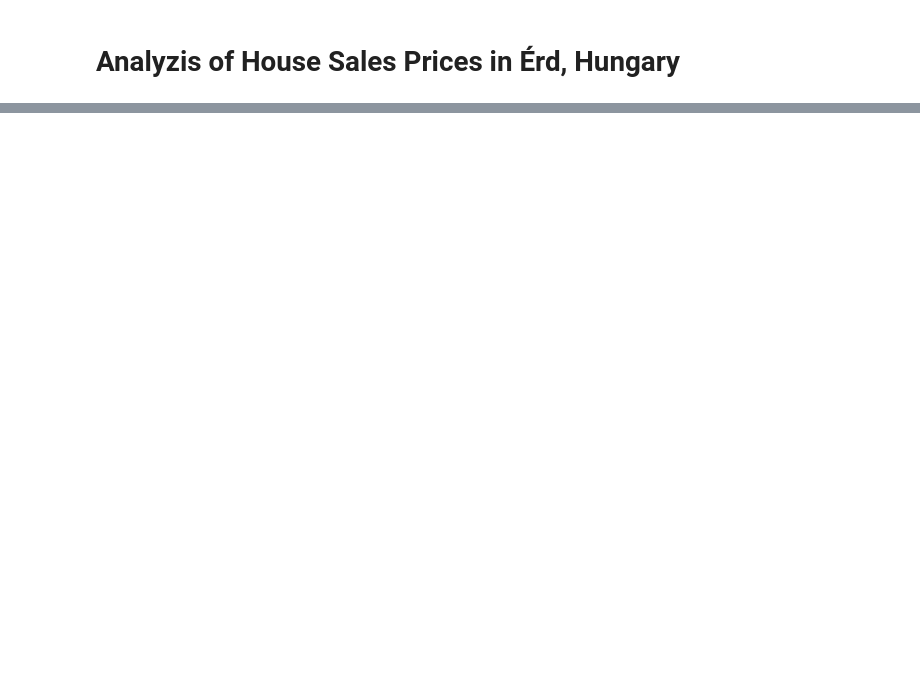
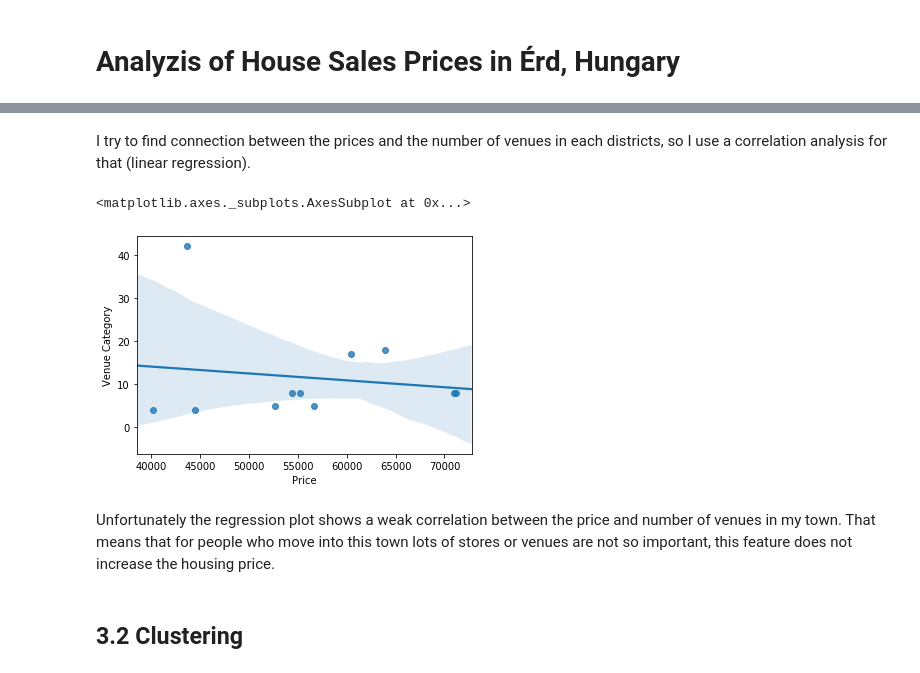
Before and after one commit to andrasneistvankiss/Coursera_Capstone, a Jupyter notebook: House Prices in Erd.ipynb, the cells around one changed output, grey strips where cells are left out. Saved outputs shown, nothing was run; the diff lists cells and outputs as text; code cells hidden in the pictures; blank space fills up the shorter version.

```diff
--- a/House Prices in Erd.ipynb
+++ b/House Prices in Erd.ipynb
@@ -24,0 +243,8 @@ I used the following applications and sources:
+# %%
+import seaborn as sns
+
+price.columns = ['Neighborhood', 'Price']
+regdata = pd.merge(price, venue_count, how='left', on='Neighborhood')
+regdata.drop(['Neighborhood Latitude', 'Neighborhood Longitude', 'Venue', 'Venue Latitude', 'Venue Longitude'], \
+             axis=1, inplace = True)
+regdata
@@ -24,0 +264,11 @@ I used the following applications and sources:
+# %% [markdown]
+I try to find connection between the prices and the number of venues in each districts, so I use a correlation analysis for that (linear regression).
+# %%
+sns.regplot(x='Price', y='Venue Category', data=regdata)
+# %% [output]
+<matplotlib.axes._subplots.AxesSubplot at 0x...>
+[figure, added]
+# %% [markdown]
+Unfortunately the regression plot shows a weak correlation between the price and number of venues in my town. That means that for people who move into this town lots of stores or venues are not so important, this feature does not increase the housing price.
+# %% [markdown]
+## 3.2 Clustering
```
Also changed, not shown: parts of 45 cells of this notebook.
